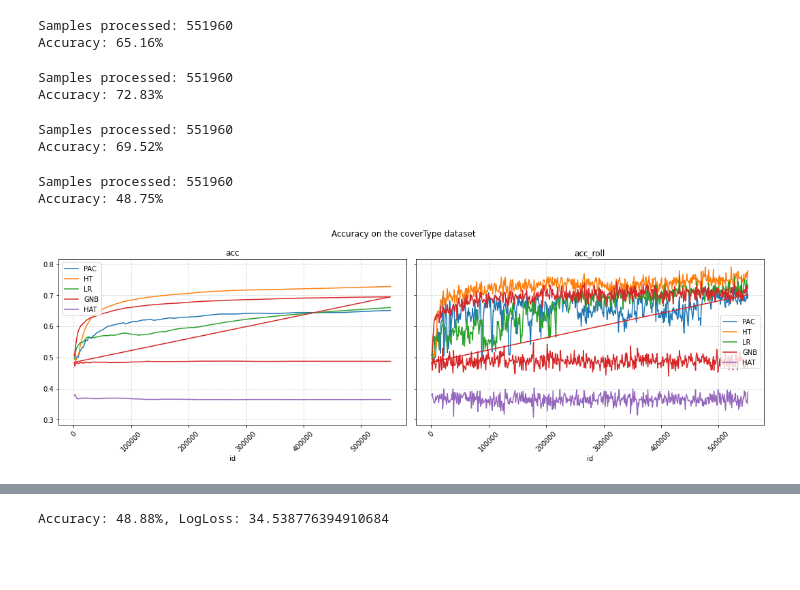
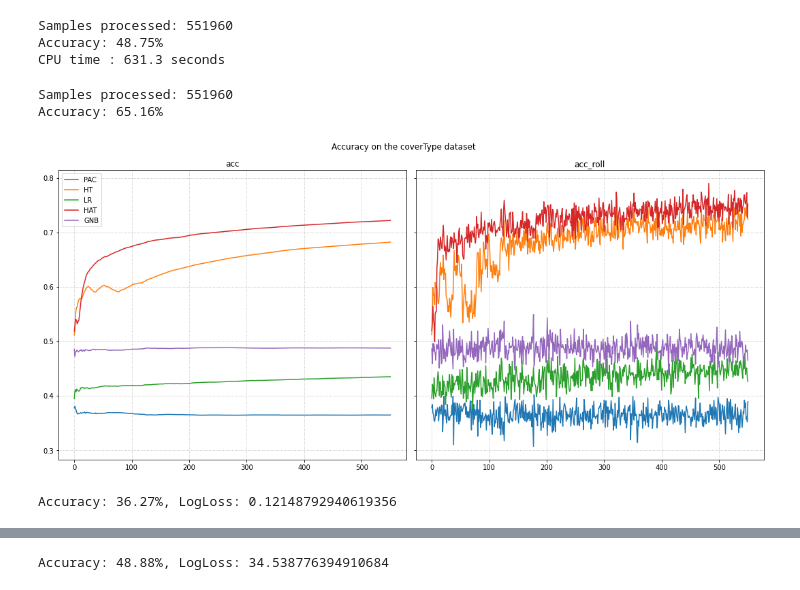
Before and after one commit to yunhao-tech/Course_project, a Jupyter notebook: Data streaming/lab1/Classifier_comparison.ipynb, the cells around one changed output, grey strips where cells are left out. Drawn from its saved outputs; the diff is of its cells as text; code cells hidden in the pictures; blank space fills up the shorter version.

Commit message:
data streaming lab1

```diff
--- a/Data streaming/lab1/Classifier_comparison.ipynb
+++ b/Data streaming/lab1/Classifier_comparison.ipynb
@@ -30,9 +78,14 @@ X_test, y_test = test.iloc[:, :-1], test.iloc[:, -1]
+# %%
+X_featureSelect = feature_engineering(X)
+# %%
+X_train, X_test, y_train, y_test  = model_selection.train_test_split(X_featureSelect, y, test_size=0.05, random_state=1000)
 # %%
 def train(stream, model, n_wait=1000, verbose=False):
     acc = metrics.Accuracy()
     acc_rolling = utils.Rolling(metrics.Accuracy(), window_size=n_wait)
     raw_results = []
     model_name = model.__class__.__name__
+    start = time.process_time()
     for i, (x, y) in tqdm(enumerate(stream), total=X_train.shape[0]):
         # Predict
         y_pred = model.predict_one(x)
@@ -43,8 +96,10 @@ def train(stream, model, n_wait=1000, verbose=False):
             raw_results.append([model_name, i, acc.get(), acc_rolling.get()])
         # Learn (train)
         model.learn_one(x, y)
+    CPU_time = time.process_time() - start
     print(f'Samples processed: {i}')
     print(acc)
+    print(f"CPU time : {round(CPU_time, 2)} seconds")
     return pd.DataFrame(raw_results, columns=['model', 'id', 'acc', 'acc_roll'])
 # %%
 pac = PAClassifier()
@@ -64 +134,8 @@ accuracy : Accuracy: 66.07%
+# %%
+gnb = GaussianNB()
+gnb_results = train(stream=iter_pandas(X=X_train, y=y_train), model=gnb)
+# %% [output]
+Samples processed: 551960
+Accuracy: 48.75%
+CPU time : 631.3 seconds
 # %%
@@ -68,43 +144,23 @@ eft_results = train(stream=iter_pandas(X=X_train, y=y_train), model=eft)
 # %% [output]
 Samples processed: 551960
 Accuracy: 65.16%
-# %%
-hat = HoeffdingAdaptiveTreeClassifier(split_criterion='gini')
-
-hat_results = train(stream=iter_pandas(X=X_train, y=y_train), model=hat)
-# %% [output]
-Samples processed: 551960
-Accuracy: 72.83%
-# %%
-lr_ovs = multiclass.OneVsRestClassifier(LogisticRegression())
-
-lr_results = train(stream=iter_pandas(X=X_train, y=y_train), model=lr_ovs)
-# %% [output]
-Samples processed: 551960
-Accuracy: 69.52%
-# %%
-gnb = multiclass.OneVsRestClassifier(GaussianNB())
-gnb_results = train(stream=iter_pandas(X=X_train, y=y_train), model=gnb)
-# %% [output]
-Samples processed: 551960
-Accuracy: 48.75%
 # %%
 dataset = "coverType"
 
-results = pd.concat([pac_results, ht_results, lr_results, gnb_results, hat_results, eft_results])
-results.set_index('id', inplace=True)
-grouped = results.groupby('model')
-
-fig, axes = plt.subplots(nrows=1, ncols=2, figsize=(15,5), sharey=True)
+fig, axes = plt.subplots(nrows=1, ncols=2, figsize=(15,7), sharey=True)
 for metric, ax in zip(['acc', 'acc_roll'], axes.flatten()):
-    grouped[metric].plot(rot=45, title=metric, legend=True, ax=ax)
-    ax.legend(["PAC", "HT", "LR", 'GNB', 'HAT', 'EFT'], loc='best')
+    pac_results[metric].plot(title=metric, ax=ax)
+    ht_results[metric].plot(title=metric, ax=ax)
+    lr_results[metric].plot(title=metric, ax=ax)
+    hat_results[metric].plot(title=metric, ax=ax)
+    gnb_results[metric].plot(title=metric, ax=ax)
+    axes[0].legend(["PAC", "HT", "LR", 'HAT', 'GNB'], loc='best')
     ax.grid(linestyle=':')
 fig.suptitle("Accuracy on the %s dataset" % dataset)
 plt.tight_layout()
 plt.show()
 # %% [output]
-[figure, old version]
+[figure, new version]
 # %%
 def test(model):
     metric = metrics.Accuracy() + metrics.LogLoss()
@@ -114,3 +170,7 @@ def test(model):
+# %%
+test(pac)
+# %% [output]
+Accuracy: 36.27%, LogLoss: 0.12148792940619356
 # %%
 test(ht)
 # %% [output]
```
Also changed, not shown: parts of 18 cells of this notebook, 3 other files.
